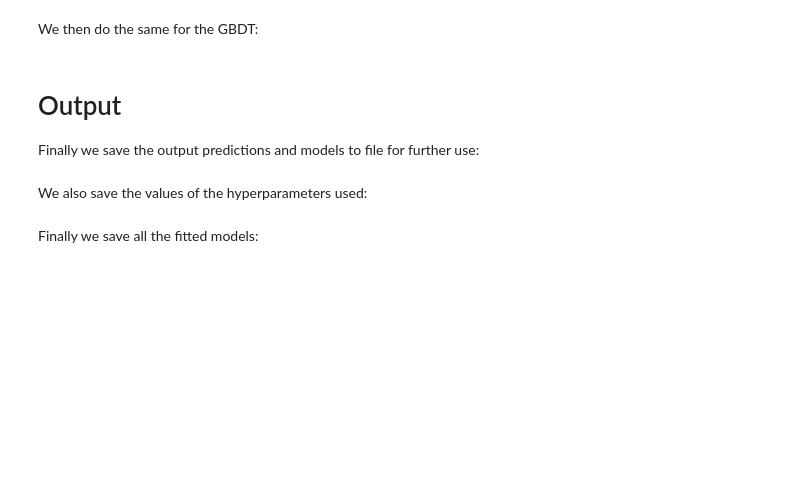
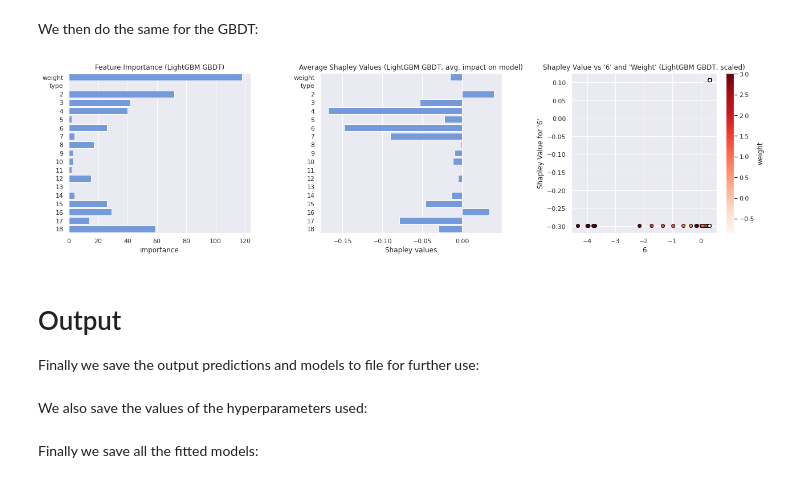
Before and after one commit to thesfinox/ml-sft-trunc, a Jupyter notebook: sft_level_trunc.ipynb, the cells around one changed output. Drawn from its saved outputs; the diff is of its cells as text; code cells hidden in the pictures; blank space fills up the shorter version.

```diff
--- a/sft_level_trunc.ipynb
+++ b/sft_level_trunc.ipynb
@@ -4061,44 +4085,46 @@ nrows = 1
 ncols = 3
 gbdt_shap_fig, gbdt_shap_plot = plt.subplots(nrows = nrows, ncols = ncols, figsize = (ncols * PLT_WIDTH, nrows * PLT_HEIGHT))
 
 gbdt_feat_imp  = {'features':         list(test_slice.columns),
                   'tree_importance':  grd_boost_model.feature_importances_.reshape(-1,),
                   'shap_values':      gbdt_shap_values,
                   'mean_shap_values': gbdt_shap_values.mean(axis = 0).reshape(-1,)
                  }
 
 sns.barplot(data   = gbdt_feat_imp,
             x      = 'tree_importance',
             y      = 'features',
             color  = 'cornflowerblue',
             ax     = gbdt_shap_plot[0]
            )
 gbdt_shap_plot[0].set(title = 'Feature Importance (LightGBM GBDT)', xlabel = 'importance')
 
-scatter = gbdt_shap_plot[1].scatter(x         = x_test[:,6].reshape(-1,),
+sns.barplot(data   = gbdt_feat_imp,
+            x      = 'mean_shap_values',
+            y      = 'features',
+            color  = 'cornflowerblue',
+            ax     = gbdt_shap_plot[1]
+           )
+gbdt_shap_plot[1].set(title = 'Average Shapley Values (LightGBM GBDT, avg. impact on model)', xlabel = 'Shapley values')
+
+scatter = gbdt_shap_plot[2].scatter(x         = x_test[:,6].reshape(-1,),
                                     y         = gbdt_shap_values[:,6].reshape(-1,),
                                     c         = x_test[:,0].reshape(-1,),
                                     vmin      = x_test[:,0].reshape(-1,).min(),
                                     vmax      = x_test[:,0].reshape(-1,).max(),
                                     cmap      = 'Reds',
                                     edgecolor = 'black'
                                    )
-gbdt_shap_fig.colorbar(scatter, ax = gbdt_shap_plot[1], label = 'weight')
-gbdt_shap_plot[1].set(title = 'Shapley Value vs \'6\' and \'Weight\' (LightGBM GBDT, scaled)', xlabel = '6', ylabel = 'Shapley Value for \'6\'')
-
-sns.barplot(data   = gbdt_feat_imp,
-            x      = 'mean_shap_values',
-            y      = 'features',
-            color  = 'cornflowerblue',
-            ax     = gbdt_shap_plot[2]
-           )
-gbdt_shap_plot[2].set(title = 'Average Shapley Values (LightGBM GBDT, avg. impact on model)', xlabel = 'Shapley values')
+gbdt_shap_fig.colorbar(scatter, ax = gbdt_shap_plot[2], label = 'weight')
+gbdt_shap_plot[2].set(title = 'Shapley Value vs \'6\' and \'Weight\' (LightGBM GBDT, scaled)', xlabel = '6', ylabel = 'Shapley Value for \'6\'')
 
 gbdt_shap_fig.tight_layout()
 gbdt_shap_fig.savefig(path.join(IMG_PATH, 'gbdt_shap.pdf'), dpi = 300, format = 'pdf')
 gbdt_shap_fig.savefig(path.join(IMG_PATH, 'gbdt_shap.jpg'), dpi = 300, format = 'jpg', quality = 95, optimize = True, progressive = True)
 plt.show()
 plt.close(gbdt_shap_fig)
+# %% [output]
+[figure, added]
 # %% [markdown]
 # Output
 
```
Also changed, not shown: parts of 8 cells of this notebook, 1 other file.
